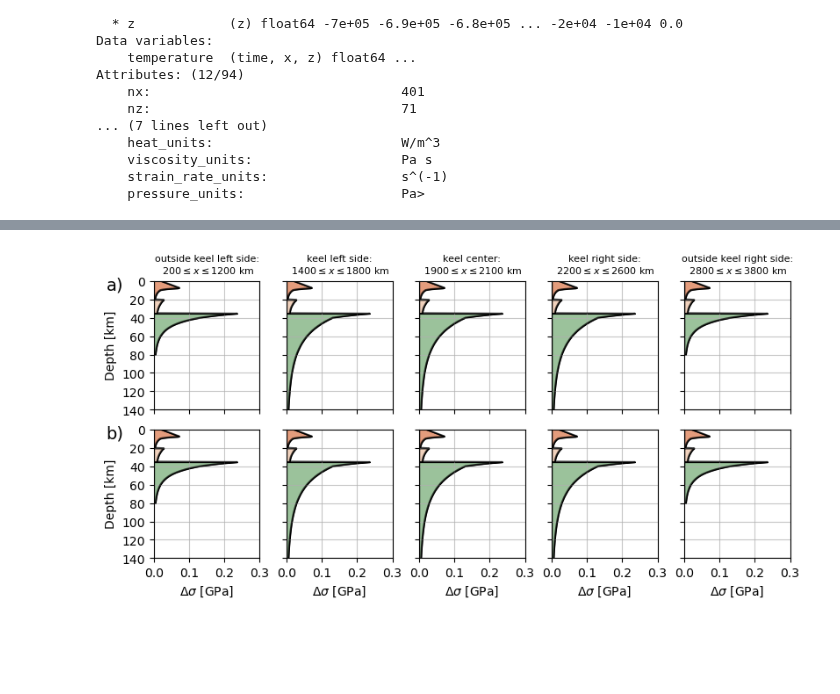
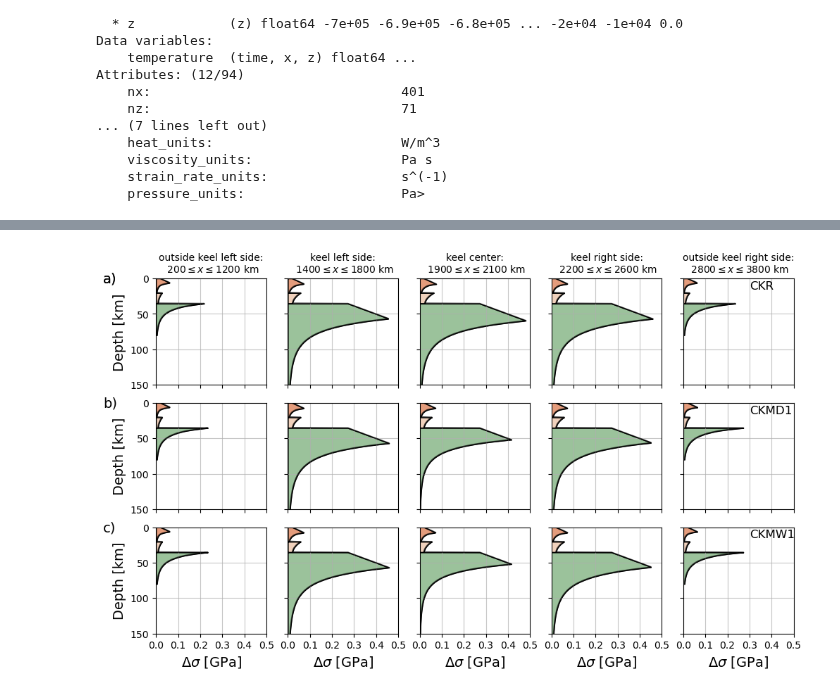
Before and after one commit to jopmas/scripts, a Jupyter notebook: keel_article/plot_YSE_steps.ipynb, the cells around one changed output, grey strips where cells are left out. Saved outputs shown, nothing was run; the diff lists cells and outputs as text; code cells hidden in the pictures; blank space fills up the shorter version.

Commit message:
create new plots and fix bugs

```diff
--- a/keel_article/plot_YSE_steps.ipynb
+++ b/keel_article/plot_YSE_steps.ipynb
@@ -192,7 +192,7 @@ def calc_and_plot_YSE(ax, T_mean_region, z,
     ax.fill_betweenx(z_yse[lc]/1000, z_yse[lc]*0, sigma_v[lc]/1.0E9, color=color_lc, ec="k")
     ax.fill_betweenx(z_yse[lm]/1000, z_yse[lm]*0, sigma_v[lm]/1.0E9, color=color_lit, ec="k")
 
-def calc_temper_profiles(data, Lz, Nz, xx):
+def calc_temper_profiles(data, Lx, Nz, xx, Lcraton=1200):
     xcenter = (Lx/2)/1.0e3 + shift/1.0e3
 
     keel_mean_l = calc_mean_temperaure_region(data, Nz, xx, xcenter - Lcraton/2, xcenter - Lcraton/6)
@@ -215,12 +215,12 @@ else:
     model_path = f"/media/{machine_path.split('/')[-1]}/{external_media}"
 
 scenarios = [f"{model_path}/Doutorado/cenarios/mandyoc/keel/Lx4000km/cold_keel/thermal_bc_fixed/keel_stable_DT200_HprodAst_Lx4000km_ck_tbcf",
-             f"{model_path}/Doutorado/cenarios/mandyoc/keel/Lx4000km/cold_keel/thermal_bc_fixed/mobile_belt/mb_dryol/keel_stable_DT200_HprodAst_Lx4000km_ck_mbdo"
+             f"{model_path}/Doutorado/cenarios/mandyoc/keel/Lx4000km/cold_keel/thermal_bc_fixed/mobile_belt/mb_dryol/keel_stable_DT200_HprodAst_Lx4000km_ck_mbdo",
+             f"{model_path}/Doutorado/cenarios/mandyoc/keel/Lx4000km/cold_keel/thermal_bc_fixed/mobile_belt/mb_wetol/keel_stable_DT200_HprodAst_Lx4000km_ck_mbwo",
              ]
 
-print(f"Scernarios:\n\
-      {scenarios[0].split('/')[-1]}\n\
-      {scenarios[1].split('/')[-1]}"
-      )
+print(f"Scernarios:")
+for scenario in scenarios:
+    print(f"{scenario.split('/')[-1]}")
 # %% [output]
 Scernarios:
@@ -229,6 +230,7 @@ Scernarios:
 # %%
 dataset0 = xr.open_dataset(f'{scenarios[0]}/_output_temperature.nc')
 dataset1 = xr.open_dataset(f'{scenarios[1]}/_output_temperature.nc')
+dataset2 = xr.open_dataset(f'{scenarios[2]}/_output_temperature.nc')
 
 Nx = int(dataset0.nx)
 Nz = int(dataset0.nz)
@@ -267,13 +273,17 @@ instants = [1000]
 #Creating figure and subplots
 plt.close()
 # gridspec_kw={'height_ratios':[0.3,0.5]}
+
+
+fig_length = 10
+fig_height = 6 #6 minimum
+
 if(len(instants) > 1):
-    fig_height = (3.0/2.0)*(len(instants) + 6) #6 minimum
 #     fig_height = (2.0)*(len(instants) + 1) #4 is minimum
 
-    fig, axs = plt.subplots(len(instants)*2, 5, constrained_layout=True, figsize=(6, fig_height), sharex=True, sharey=True)
+    fig, axs = plt.subplots(len(instants)*len(scenarios), 5, figsize=(fig_length, fig_height), sharex=True, sharey=True, constrained_layout=True)
 else:
-    fig, axs = plt.subplots(len(instants)*2, 5, constrained_layout=True, figsize=(8,4), sharex=True, sharey=True)
+    fig, axs = plt.subplots(len(instants)*len(scenarios), 5, figsize=(fig_length, fig_height), sharex=True, sharey=True, constrained_layout=True)
 axs = axs.flatten() #flatten the axs array to make it easier to iterate over the subplots
 
 alphabet = list(string.ascii_lowercase)
@@ -286,64 +296,103 @@ Hlits = [80.0e3, 200.0e3, 200.0e3, 200.0e3, 80.0e3]
 thickness_sa = 40.0e3
 z_aux = z - thickness_sa/1.0e3
 cond_aux = z_aux >= 0
+Lcraton = 1200.0 #km
+xcenter = (Lx/2)/1.0e3 + shift/1.0e3
+
 # time = np.round(dataset0.time[i].values, 2)
+
 for instant, i in zip(instants, range(len(instants))):
     idx = find_nearest(dataset0.time, instant)
 
     data0 = dataset0.temperature[idx].values.T #Nz vs Nx
     data1 = dataset1.temperature[idx].values.T #Nz vs Nx
-    temperature_profiles0 = [out_mean_l0, keel_mean_l0, keel_mean_c0, keel_mean_r0, out_mean_r0]
-    temperature_profiles1 = [out_mean_l1, keel_mean_l1, keel_mean_c1, keel_mean_r1, out_mean_r1]
+    data2 = dataset2.temperature[idx].values.T #Nz vs Nx
 
+    temperature_profiles0 = calc_temper_profiles(data0, Lx, Nz, xx)
+    temperature_profiles1 = calc_temper_profiles(data1, Lx, Nz, xx)
+    temperature_profiles2 = calc_temper_profiles(data2, Lx, Nz, xx)
 
-    for ax0, ax1, temp_profile0, temp_profile1, thickness_litho in zip(axs[0:len(Hlits)], axs[len(Hlits): 2*len(Hlits)], temperature_profiles0, temperature_profiles1, Hlits):
+    for ax0, ax1, ax2, temp_profile0, temp_profile1, thickness_litho in zip(axs[0:len(Hlits)], axs[len(Hlits): 2*len(Hlits)], axs[2*len(Hlits): 3*len(Hlits)], temperature_profiles0, temperature_profiles1, Hlits):
         calc_and_plot_YSE(ax0, temp_profile0[cond_aux], z_aux[cond_aux], thickness_litho=thickness_litho)
         calc_and_plot_YSE(ax1, temp_profile1[cond_aux], z_aux[cond_aux], thickness_litho=thickness_litho)
+        calc_and_plot_YSE(ax2, temp_profile1[cond_aux], z_aux[cond_aux], thickness_litho=thickness_litho)
 
         # ax0.plot(range(10), range(10), color='k')
         # ax1.plot(range(10), range(10), color='r')
+
 
 locations = [f'outside keel left side:\n $200 \leq x \leq {int(xcenter - 800)}$ km',
              f'keel left side:\n ${int(xcenter - 600)} \leq x \leq {int( xcenter - 200)}$ km',
              f'keel center:\n ${int(xcenter - 100)} \leq x \leq {int( xcenter + 100)}$ km',
              f'keel right side:\n ${int(xcenter + 200)} \leq x \leq {int( xcenter + 600)}$ km',
              f'outside keel right side:\n ${int(xcenter + 800)} \leq x \leq {int(Lx/1.0e3 - 200)}$ km'
              ]
 
-for ax0, ax1, location in zip(axs[0:len(Hlits)], axs[len(Hlits): 2*len(Hlits)], locations):
+label_fsize = 14
+for ax0, ax1, ax2, location in zip(axs[0:len(Hlits)], axs[len(Hlits): 2*len(Hlits)], axs[2*len(Hlits): 3*len(Hlits)], locations):
     ax0.grid("k", alpha=0.7)
     ax1.grid("k", alpha=0.7)
-    ax0.set_title(f'{location}', fontsize=8)
-    ax1.set_xlabel(r'$\Delta\sigma$ [GPa]')
+    ax2.grid("k", alpha=0.7)
+    ax0.set_title(f'{location}', fontsize=10)
+    ax2.set_xlabel(r'$\Delta\sigma$ [GPa]', fontsize=label_fsize)
 
-xpos = -0.45
-ypos = 0.97
+xpos = -0.48
+ypos = 0.995
 fsize = 14
 axs[0].text(xpos, ypos, 'a)', color='k', fontsize=fsize,
         horizontalalignment='left', verticalalignment='center',
         transform=axs[0].transAxes)
 
 axs[len(Hlits)].text(xpos, ypos, 'b)', color='k', fontsize=fsize,
         horizontalalignment='left', verticalalignment='center',
         transform=axs[len(Hlits)].transAxes)
 
-# axs[0].set_xlim([0, 0.5])
-# axs[0].set_xticks(np.linspace(0, 0.5, 6))
+axs[2*len(Hlits)].text(xpos, ypos, 'c)', color='k', fontsize=fsize,
+        horizontalalignment='left', verticalalignment='center',
+        transform=axs[2*len(Hlits)].transAxes)
+
+axs[0].text(xpos, ypos, 'a)', color='k', fontsize=fsize,
+        horizontalalignment='left', verticalalignment='center',
+        transform=axs[0].transAxes)
+
+xpos = 0.6
+ypos = 0.93
+fsize = 12
+
+axs[len(Hlits)-1].text(xpos, ypos, r'CKR', color='k', fontsize=fsize,
+        horizontalalignment='left', verticalalignment='center',
+        transform=axs[len(Hlits)-1].transAxes)
+
+axs[2*len(Hlits)-1].text(xpos, ypos,  r'CKMD1', color='k', fontsize=fsize,
+        horizontalalignment='left', verticalalignment='center',
+        transform=axs[2*len(Hlits)-1].transAxes)
+
+axs[3*len(Hlits)-1].text(xpos, ypos,  r'CKMW1', color='k', fontsize=fsize,
+        horizontalalignment='left', verticalalignment='center',
+        transform=axs[3*len(Hlits)-1].transAxes)
+
+
+# for ax in axs:
+#     ax.set_box_aspect(3)
+
+axs[0].set_xlim([0, 0.5])
+axs[0].set_xticks(np.linspace(0, 0.5, 6))
 
 # axs[0].set_ylim([200, 0])
 # axs[0].set_yticks(np.linspace(0, 200, 11))
 
-axs[0].set_xlim([0, 0.3])
-axs[0].set_ylim([140, 0])
+# axs[0].set_xlim([0, 0.5])
+axs[0].set_ylim([150, 0])
 
-axs[0].set_ylabel('Depth [km]')
-axs[len(Hlits)].set_ylabel('Depth [km]')
+axs[0].set_ylabel('Depth [km]', fontsize=label_fsize)
+axs[len(Hlits)].set_ylabel('Depth [km]', fontsize=label_fsize)
+axs[2*len(Hlits)].set_ylabel('Depth [km]', fontsize=label_fsize)
 
-filename = "YSE_final_Ref_vs_Mbdo"
-fig.savefig(f"{filename}.png", dpi=300)
-fig.savefig(f"{filename}.pdf", dpi=300)
+filename = "YSE_final_Ref_vs_Mbdo_vs_Mbwo"
+fig.savefig(f"figures/{filename}.png", dpi=300)
+fig.savefig(f"figures/{filename}.pdf", dpi=300)
 # %% [output]
-[figure, old version]
+[figure, new version]
 # %%
 # plt.close()
 # # gridspec_kw={'height_ratios':[0.3,0.5]}
```
Also changed, not shown: parts of 2 cells of this notebook, 10 other files.
